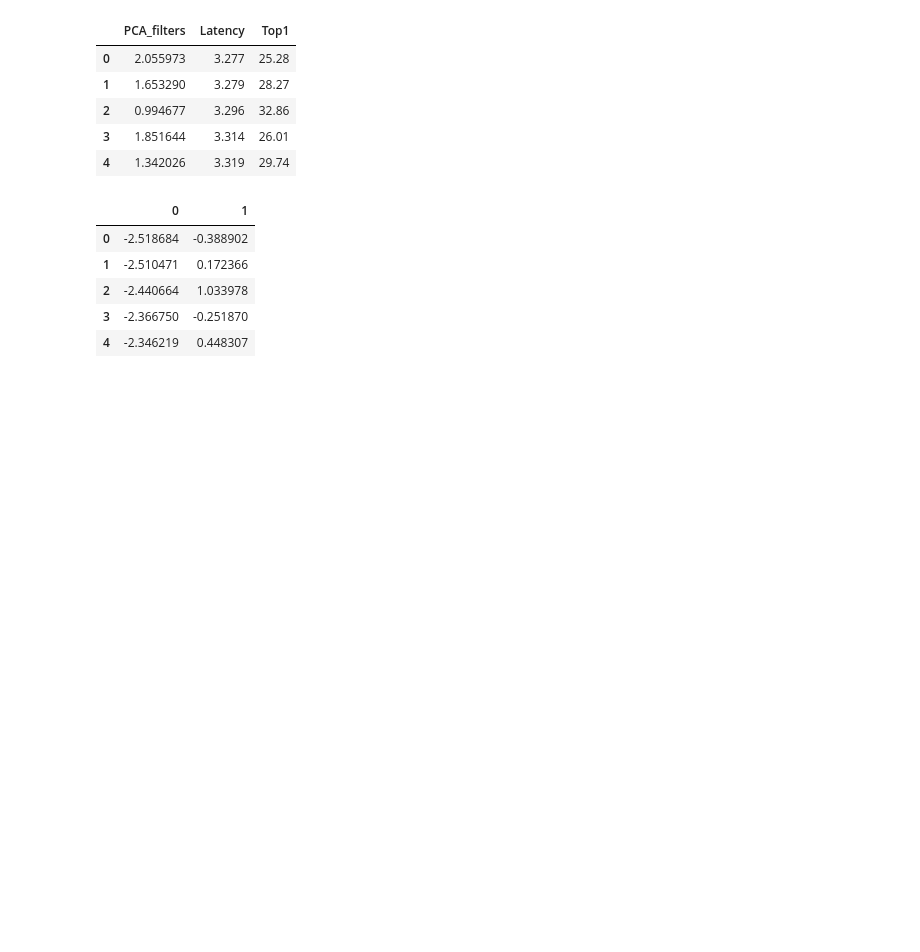
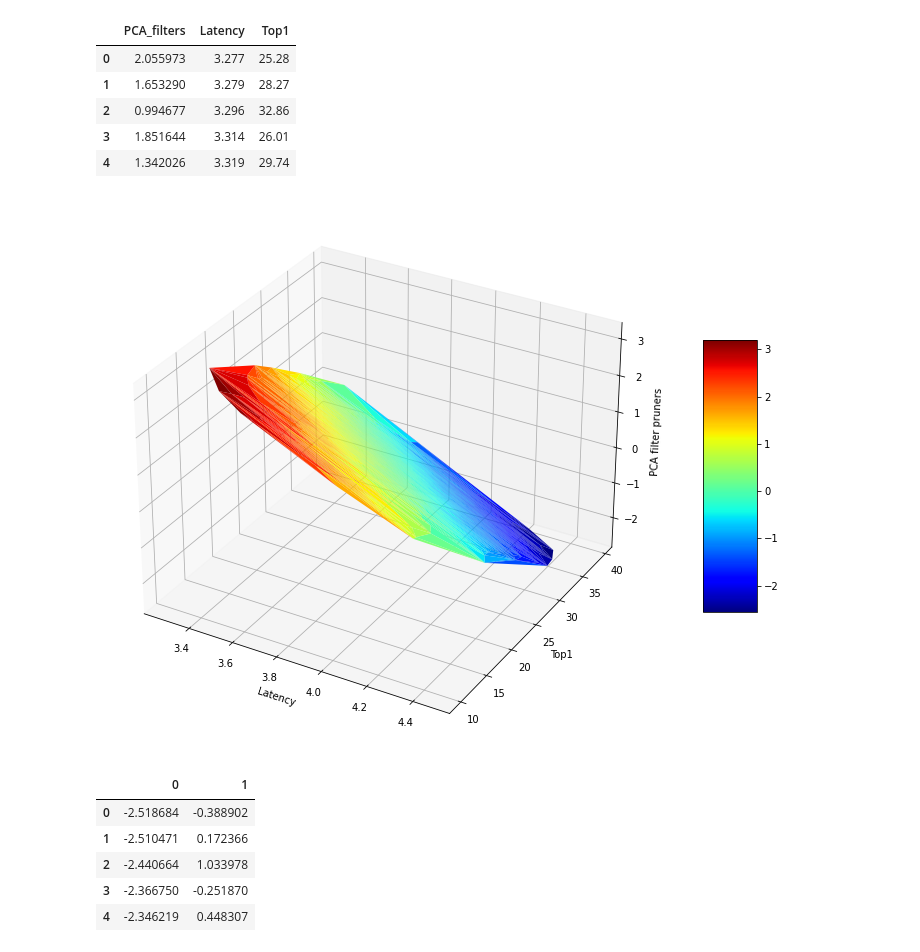
Before and after one commit to friedforfun/Dissertation, a Jupyter notebook: DataVisualisation/Datavis.ipynb, the cells around one changed output. Cells and saved outputs as stored; diff of their text form; code cells hidden in the pictures; blank space fills up the shorter version.

Commit message:
Added PCA 3d surface plot

```diff
--- a/DataVisualisation/Datavis.ipynb
+++ b/DataVisualisation/Datavis.ipynb
@@ -237,6 +237,22 @@ plot_pruners(latency_data, 'Top1', 'Target Sparsity against Top1 (no retraining)
 plot_pruners(latency_data, 'Top5', 'Target Sparsity against Top5 (no retraining)')
 # %% [output]
 [figure]
+# %%
+    def plot_surface(pruner_index, data, param_name='Target sparsity', latency_col_index=4, top1_col_index=7):
+
+        fig, ax = plt.subplots(subplot_kw={"projection": "3d"}, figsize=(20,10))
+        ax.set_xlabel('Latency')
+        ax.set_ylabel('Top1')
+        ax.set_zlabel(param_name)
+        #ax.plot_wireframe(cParams, gammas, avg_errors_array)
+        #ax.plot3D(cParams, gammas, avg_errors_array)
+        #ax.scatter3D(cParams, gammas, avg_errors_array, zdir='z',cmap='viridis')
+
+
+        surf = ax.plot_trisurf(data.iloc[:, latency_col_index], data.iloc[:, top1_col_index], data.iloc[:, pruner_index], cmap=cm.jet, linewidth=0.1)
+        fig.colorbar(surf, shrink=0.5, aspect=5)
+        #plt.savefig('./plots/avgErrs_vs_C_andgamma_type_%s.png'%(k))
+        plt.show()
 # %%
 from sklearn.decomposition import PCA
 from sklearn.preprocessing import StandardScaler
@@ -263,6 +279,10 @@ pca_df_filters.head()
 | 2 | 0.994677 | 3.296 | 32.86 |
 | 3 | 1.851644 | 3.314 | 26.01 |
 | 4 | 1.342026 | 3.319 | 29.74 |
+# %%
+plot_surface(0, pca_df_filters, param_name='PCA filter pruners', latency_col_index=1, top1_col_index=2)
+# %% [output]
+[figure, added]
 # %%
 df_norm_results = pd.DataFrame(norm_results)
 # %%
```
Also changed, not shown: parts of 12 cells of this notebook.
